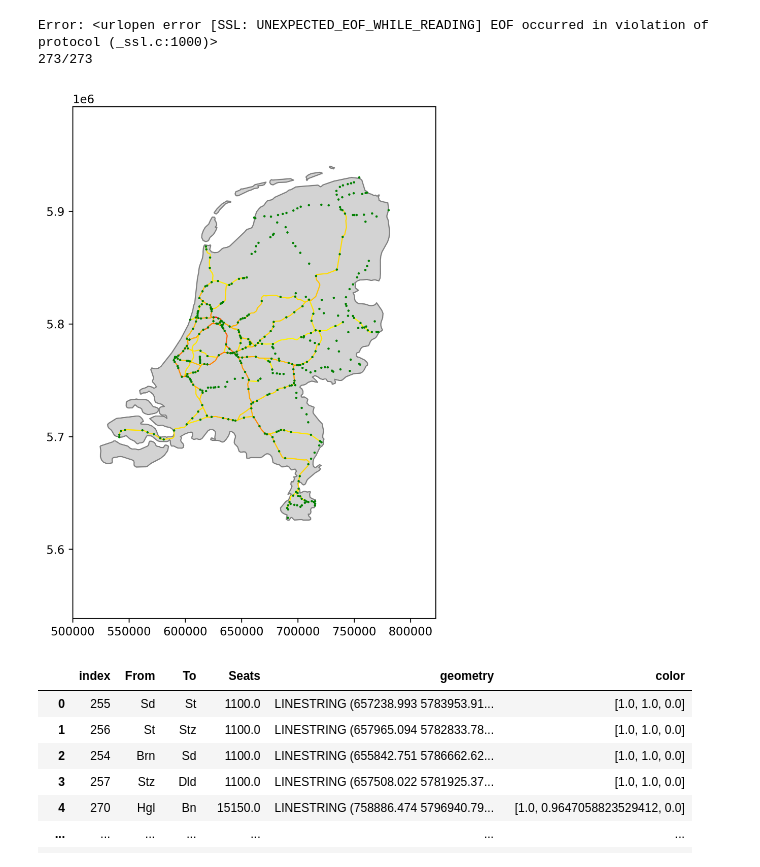
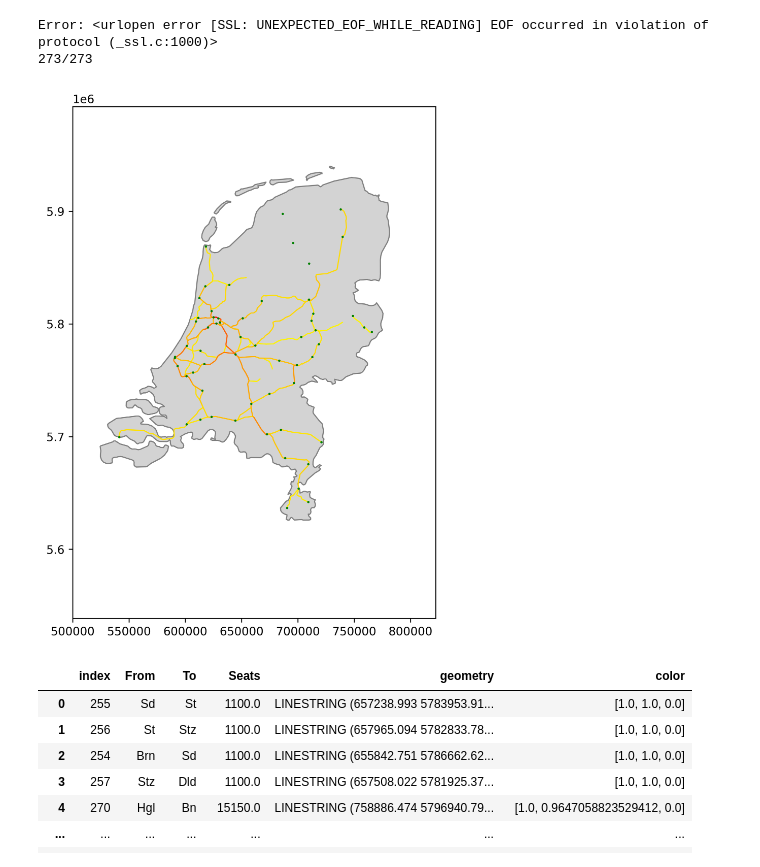
Before and after one commit to mathijsmarkus/python_group_assignment, a Jupyter notebook: Hoofd Notebook.ipynb, the cells around one changed output. Drawn from its saved outputs; the diff is of its cells as text; code cells hidden in the pictures.

```diff
--- a/Hoofd Notebook.ipynb
+++ b/Hoofd Notebook.ipynb
@@ -327,36 +327,36 @@ minx, miny, maxx, maxy = bbox.total_bounds
 
 # Create figure
 fig, ax = plt.subplots(figsize=[12, 8], dpi=600)
 
 # Set the new limits using the reprojected UTM coordinates
 ax.set_xlim([minx, maxx])
 ax.set_ylim([miny, maxy])
 
 # Plot the reprojected Netherlands
 netherlands.plot(ax=ax, color='lightgray', edgecolor='gray', zorder=1)
 
 # Plot your data points with associated colors
 for i in range(len(df)):
     df.iloc[[i]].plot(ax=ax, color=ast.literal_eval(df.loc[i, 'color']), linewidth=1, zorder=2)
 
 # Importeren steden
 steden = pd.read_csv('Randstad-0.csv')
 
 # Convert the 'steden' DataFrame to a GeoDataFrame
 steden['geometry'] = steden.apply(lambda row: Point(row['Lng-coord'], row['Lat-coord']), axis=1)
 steden_gdf = gpd.GeoDataFrame(steden, geometry='geometry')
 
 # Set the CRS for the cities to WGS84 (assuming the coordinates are in lat/lon)
 steden_gdf = steden_gdf.set_crs(epsg=4326)
 
 # Reproject the cities to the same CRS as the map (UTM Zone 31N)
 steden_gdf = steden_gdf.to_crs(epsg=32631)
-steden_gdf2 = steden_gdf[steden_gdf['Type'] == 'knooppuntIntercitystation'].reset_index(drop=True)
-steden_gdf.plot(ax=ax, color='green', marker='o', markersize=1, zorder=3)
+steden_gdf2 = steden_gdf[(steden_gdf['Type'] == 'knooppuntIntercitystation') | (steden_gdf['Type'] == 'megastation') | (steden_gdf['Type'] == 'intercitystation')].reset_index(drop=True)
+steden_gdf2.plot(ax=ax, color='green', marker='o', markersize=1, zorder=3)
 
 plt.show()
 # %% [output]
-[figure, old version]
+[figure, new version]
 # %%
 display(df)
 df.to_csv('PlotData2024-10-07.csv')
```
